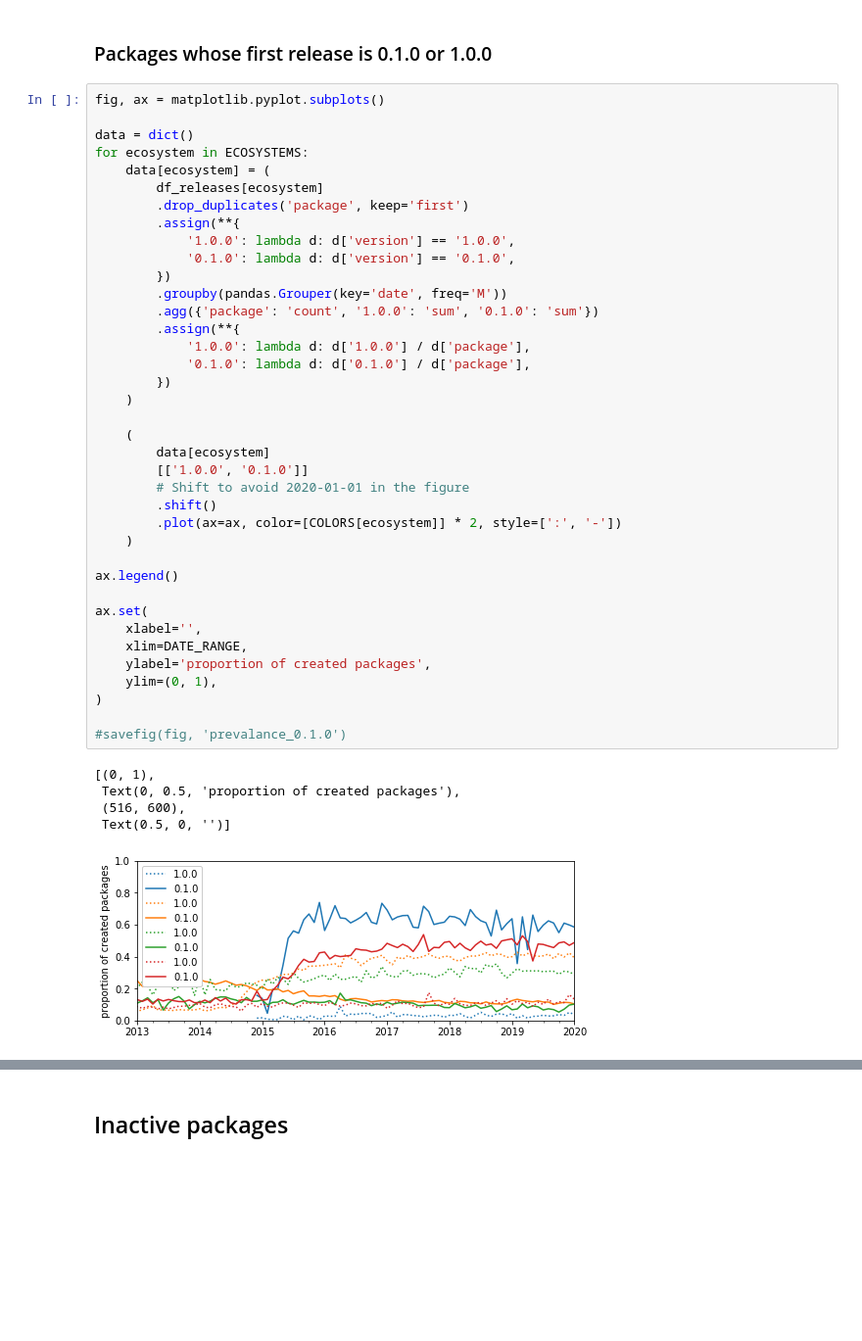
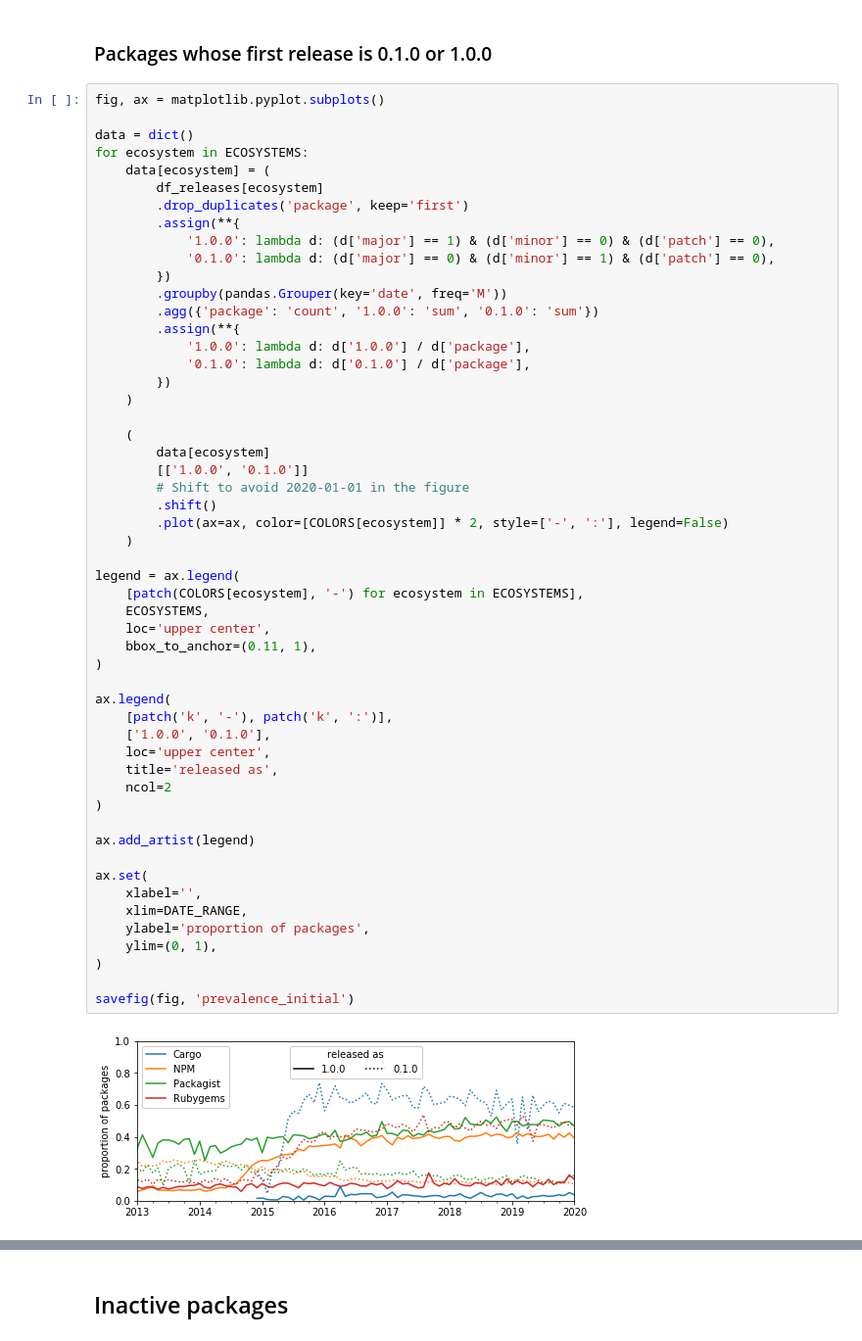
Before and after one commit to AlexandreDecan/secos-zero, a Jupyter notebook: notebooks/Magic zero.ipynb, the cells around one changed output, grey strips where cells are left out. Shown at 98% size. Cells and saved outputs as stored; diff of their text form; blank space fills up the shorter version.

```diff
--- a/notebooks/Magic zero.ipynb
+++ b/notebooks/Magic zero.ipynb
@@ -327,44 +324,55 @@ fig, ax = matplotlib.pyplot.subplots()
 data = dict()
 for ecosystem in ECOSYSTEMS:
     data[ecosystem] = (
         df_releases[ecosystem]
         .drop_duplicates('package', keep='first')
         .assign(**{
-            '1.0.0': lambda d: d['version'] == '1.0.0',
-            '0.1.0': lambda d: d['version'] == '0.1.0',
+            '1.0.0': lambda d: (d['major'] == 1) & (d['minor'] == 0) & (d['patch'] == 0),
+            '0.1.0': lambda d: (d['major'] == 0) & (d['minor'] == 1) & (d['patch'] == 0),
         })
         .groupby(pandas.Grouper(key='date', freq='M'))
         .agg({'package': 'count', '1.0.0': 'sum', '0.1.0': 'sum'})
         .assign(**{
             '1.0.0': lambda d: d['1.0.0'] / d['package'],
             '0.1.0': lambda d: d['0.1.0'] / d['package'],
         })
     )
 
     (
         data[ecosystem]
         [['1.0.0', '0.1.0']]
         # Shift to avoid 2020-01-01 in the figure
         .shift()
-        .plot(ax=ax, color=[COLORS[ecosystem]] * 2, style=[':', '-'])
+        .plot(ax=ax, color=[COLORS[ecosystem]] * 2, style=['-', ':'], legend=False)
     )
 
-ax.legend()
+legend = ax.legend(
+    [patch(COLORS[ecosystem], '-') for ecosystem in ECOSYSTEMS],
+    ECOSYSTEMS,
+    loc='upper center',
+    bbox_to_anchor=(0.11, 1),
+)
+
+ax.legend(
+    [patch('k', '-'), patch('k', ':')],
+    ['1.0.0', '0.1.0'],
+    loc='upper center',
+    title='released as',
+    ncol=2
+)
+
+ax.add_artist(legend)
 
 ax.set(
     xlabel='',
     xlim=DATE_RANGE,
-    ylabel='proportion of created packages',
+    ylabel='proportion of packages',
     ylim=(0, 1),
 )
 
-#savefig(fig, 'prevalance_0.1.0')
+savefig(fig, 'prevalence_initial')
 # %% [output]
-[(0, 1),
- Text(0, 0.5, 'proportion of created packages'),
- (516, 600),
- Text(0.5, 0, '')]
-[figure, old version]
+[figure, new version]
 # %%
 pandas.concat([
     data[ecosystem]
```
Also changed, not shown: parts of 10 cells of this notebook, 1 other file.
